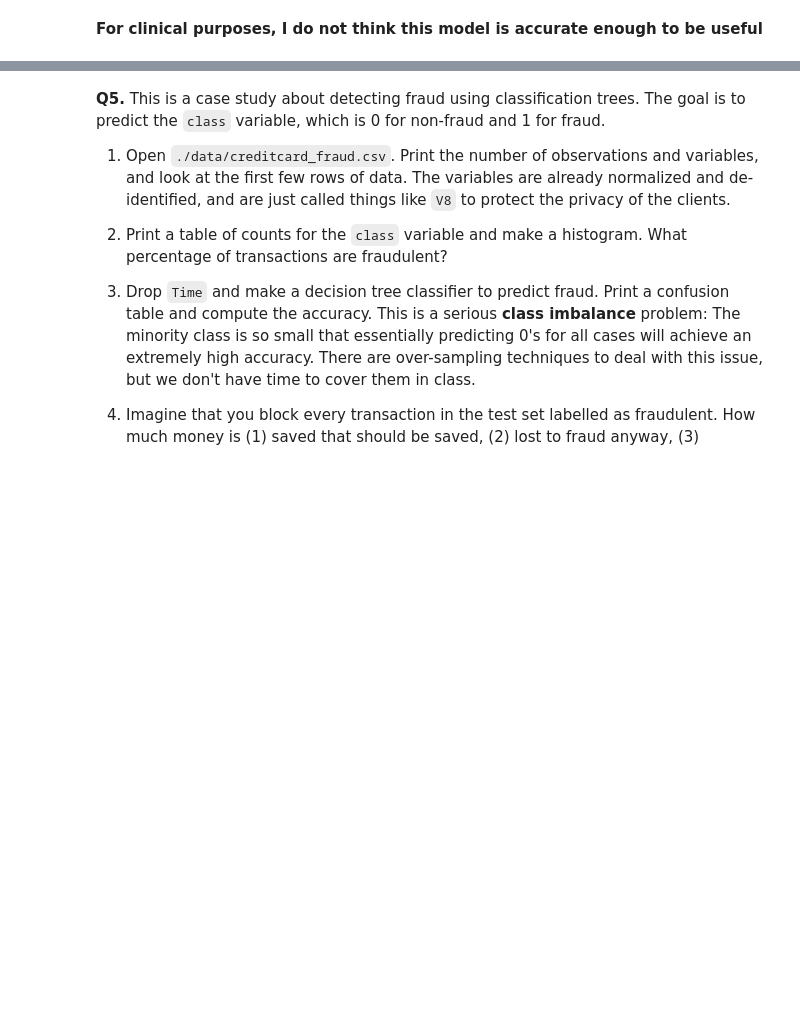
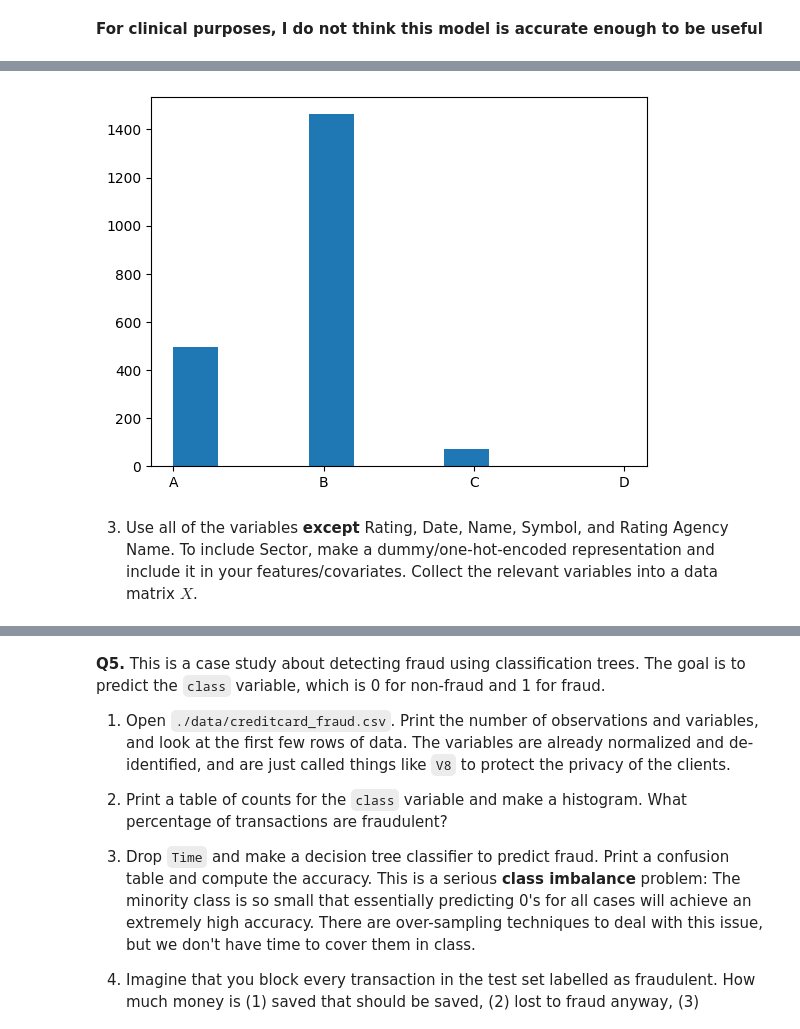
Before and after one commit to mgh2xx/trees, a Jupyter notebook: assignment/assignment.ipynb, the cells around one changed output, grey strips where cells are left out. Drawn from its saved outputs; the diff is of its cells as text; code cells hidden in the pictures; blank space fills up the shorter version.

```diff
--- a/assignment/assignment.ipynb
+++ b/assignment/assignment.ipynb
@@ -338,0 +376,16 @@ plt.show()
+# %%
+# Suppose your column is named 'Credit Rating'
+df["Rating"] = df["Rating"].replace({
+    "AAA": "A", "AA": "A", "A": "A",
+    "BBB": "B", "BB": "B", "B": "B",
+    "CCC": "C", "CC": "C", "C": "C",
+    "DDD": "D", "DD": "D", "D": "D"
+})
+
+plt.figure()
+plt.hist(df.sort_values(by = 'Rating', ascending = True)["Rating"])
+plt.show()
+# %% [output]
+[figure, added]
+# %% [markdown]
+3. Use all of the variables **except** Rating, Date, Name, Symbol, and Rating Agency Name. To include Sector, make a dummy/one-hot-encoded representation and include it in your features/covariates. Collect the relevant variables into a data matrix $X$.
```
Also changed, not shown: parts of 13 cells of this notebook, 1 other file.
